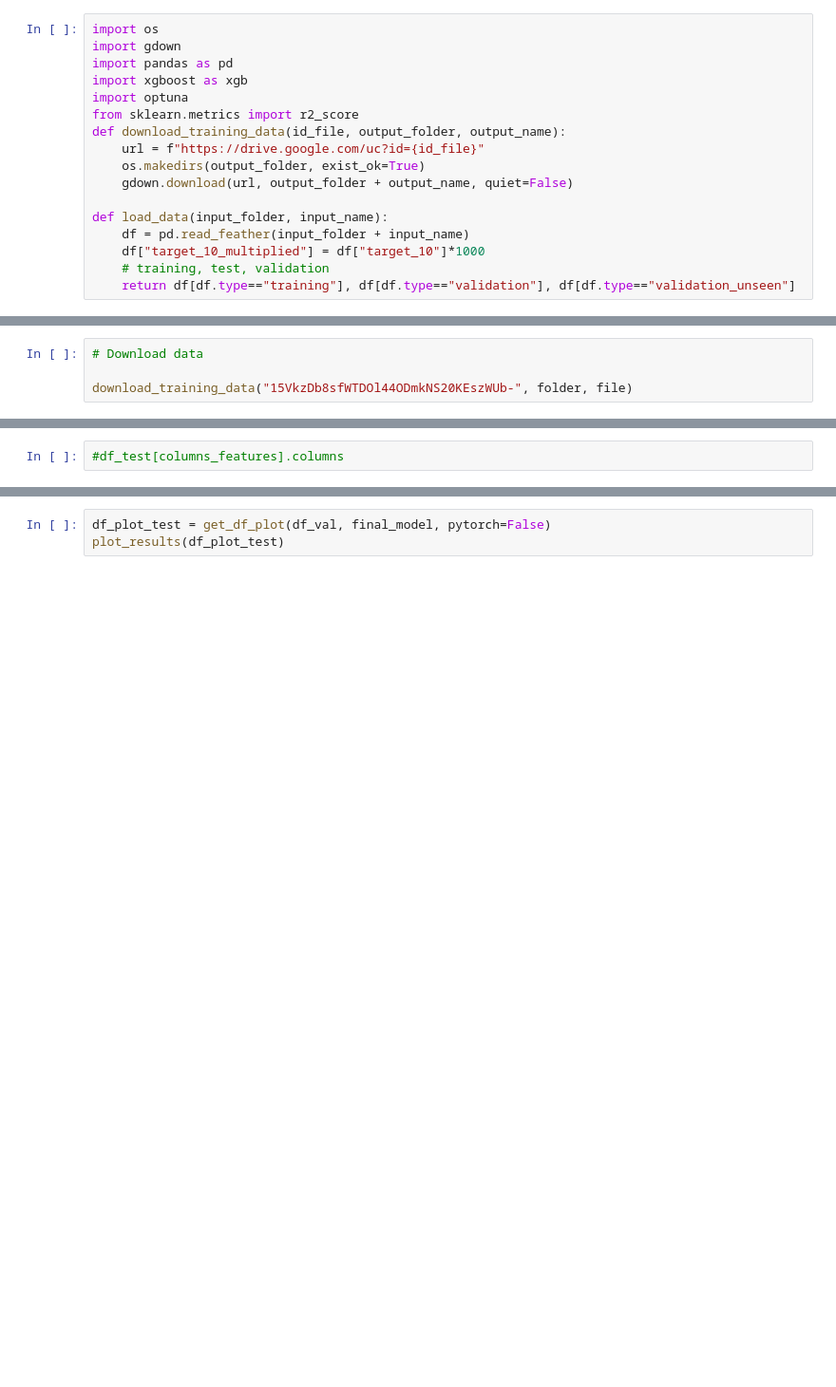
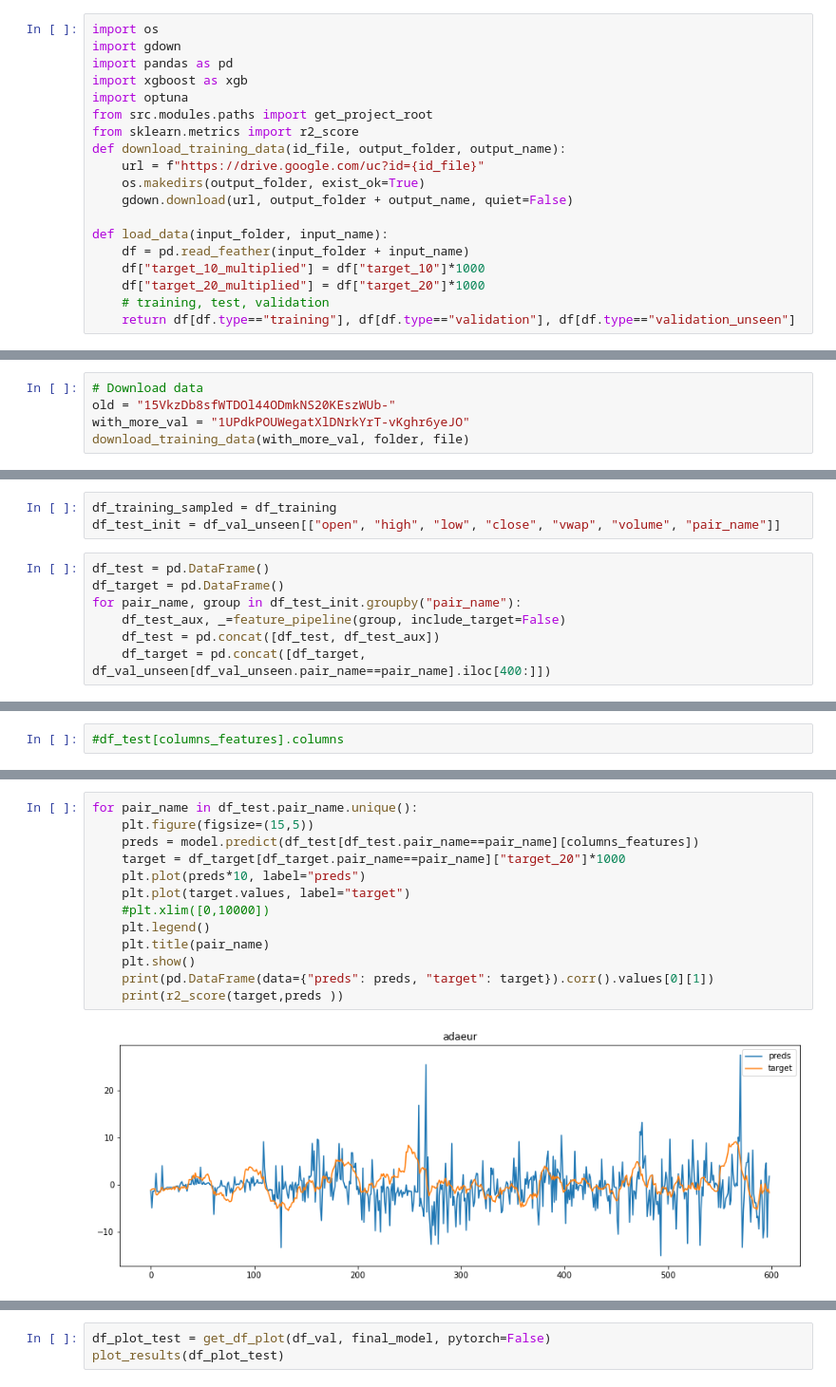
Before and after one commit to pacanada/trading, a Jupyter notebook: notebooks/optuna_workflow.ipynb, the cells around one changed output, grey strips where cells are left out. Shown at 95% size. Saved outputs shown, nothing was run; the diff lists cells and outputs as text; blank space fills up the shorter version.

```diff
--- a/notebooks/optuna_workflow.ipynb
+++ b/notebooks/optuna_workflow.ipynb
@@ -4,6 +4,7 @@ import gdown
 import pandas as pd
 import xgboost as xgb
 import optuna
+from src.modules.paths import get_project_root
 from sklearn.metrics import r2_score
 def download_training_data(id_file, output_folder, output_name):
     url = f"https://drive.google.com/uc?id={id_file}"
@@ -13,13 +14,15 @@ def download_training_data(id_file, output_folder, output_name):
 def load_data(input_folder, input_name):
     df = pd.read_feather(input_folder + input_name)
     df["target_10_multiplied"] = df["target_10"]*1000
+    df["target_20_multiplied"] = df["target_20"]*1000
     # training, test, validation
     return df[df.type=="training"], df[df.type=="validation"], df[df.type=="validation_unseen"]
 # %%
 file, folder = "training_all_crypto.feather", "temp/"
 # %%
 # Download data
-
-download_training_data("15VkzDb8sfWTDOl44ODmkNS20KEszWUb-", folder, file)
+old = "15VkzDb8sfWTDOl44ODmkNS20KEszWUb-"
+with_more_val = "1UPdkPOUWegatXlDNrkYrT-vKghr6yeJO"
+download_training_data(with_more_val, folder, file)
 # %% [output]
 Downloading...
@@ -116,0 +152,10 @@ df_test, _=feature_pipeline(df_test_init, include_target=False)
+# %%
+df_training_sampled = df_training
+df_test_init = df_val_unseen[["open", "high", "low", "close", "vwap", "volume", "pair_name"]]
+# %%
+df_test = pd.DataFrame()
+df_target = pd.DataFrame()
+for pair_name, group in df_test_init.groupby("pair_name"):
+    df_test_aux, _=feature_pipeline(group, include_target=False)
+    df_test = pd.concat([df_test, df_test_aux])
+    df_target = pd.concat([df_target, df_val_unseen[df_val_unseen.pair_name==pair_name].iloc[400:]])
@@ -132,0 +236,15 @@ final_model.fit(df_training_sampled[columns_features].astype("float32"), df_trai
+# %%
+for pair_name in df_test.pair_name.unique():
+    plt.figure(figsize=(15,5))
+    preds = model.predict(df_test[df_test.pair_name==pair_name][columns_features])
+    target = df_target[df_target.pair_name==pair_name]["target_20"]*1000
+    plt.plot(preds*10, label="preds")
+    plt.plot(target.values, label="target")
+    #plt.xlim([0,10000])
+    plt.legend()
+    plt.title(pair_name)
+    plt.show()
+    print(pd.DataFrame(data={"preds": preds, "target": target}).corr().values[0][1])
+    print(r2_score(target,preds ))
+# %% [output]
+[figure, added]
```
Also changed, not shown: parts of 40 cells of this notebook, 8 other files.
